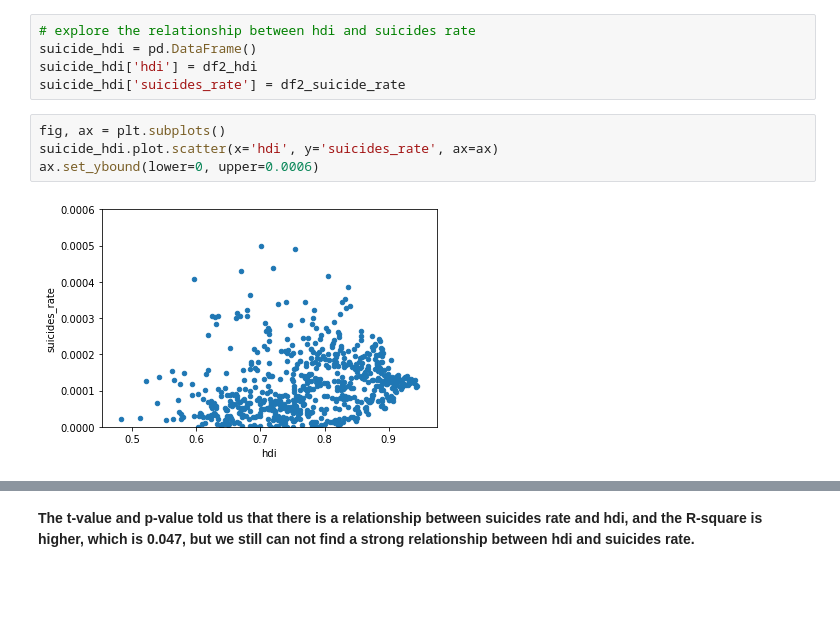
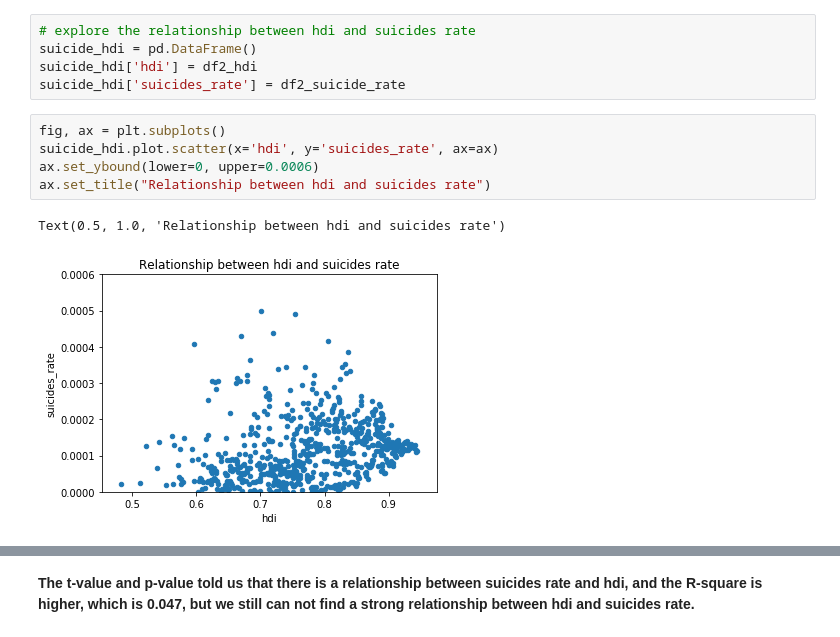
Before and after one commit to collinzrj/data_bootcamp_final_project, a Jupyter notebook: final_project.ipynb, the cells around one changed output, grey strips where cells are left out. Drawn from its saved outputs; the diff is of its cells as text; blank space fills up the shorter version.

```diff
--- a/final_project.ipynb
+++ b/final_project.ipynb
@@ -158,9 +158,11 @@ suicide_hdi['suicides_rate'] = df2_suicide_rate
 # %%
 fig, ax = plt.subplots()
 suicide_hdi.plot.scatter(x='hdi', y='suicides_rate', ax=ax)
 ax.set_ybound(lower=0, upper=0.0006)
+ax.set_title("Relationship between hdi and suicides rate")
 # %% [output]
+Text(0.5, 1.0, 'Relationship between hdi and suicides rate')
-[figure, old version]
+[figure, new version]
 # %%
 reg = smf.ols('suicides_rate ~ hdi', data=suicide_hdi).fit()
 print(reg.summary())
```
Also changed, not shown: parts of 9 cells of this notebook.
